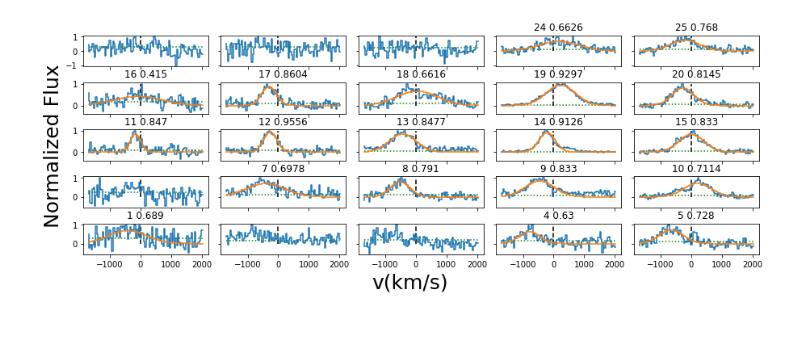
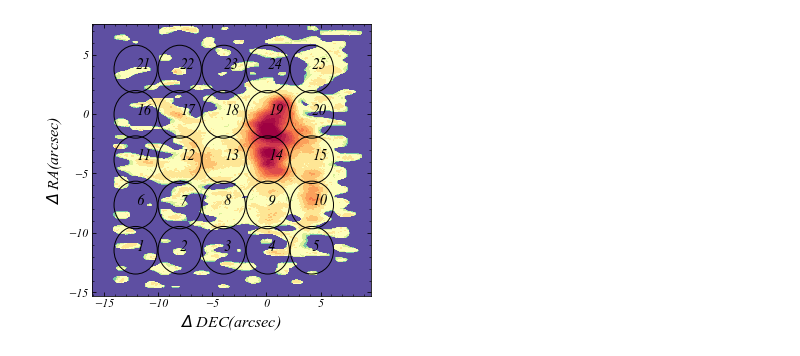
Before and after one commit to zsw6666/KCWI, a Jupyter notebook: KCWI_script/specmapplot.ipynb, the cells around one changed output. Saved outputs shown, nothing was run; the diff lists cells and outputs as text; code cells hidden in the pictures; blank space fills up the shorter version.

```diff
--- a/KCWI_script/specmapplot.ipynb
+++ b/KCWI_script/specmapplot.ipynb
@@ -29,7 +61,7 @@ lyimg=np.genfromtxt(dic+lyimg_name,delimiter=',')
 lyx=np.genfromtxt(dic+lyx_name,delimiter=',')
 lyy=np.genfromtxt(dic+lyy_name,delimiter=',')
 # %%
-fig_dir='/Users/shiwuzhang/WS/ASTRO/MAMMOTH_KCWI/paper/ApJtemplate/figs/'
+fig_dir='/Users/shiwuzhang/WS/ASTRO/MAMMOTH_KCWI/draft_code/paper/ApJtemplate/figs/'
 fig,AX=plt.subplots(5,5,sharex=True,sharey='row',figsize=(15,5))
 AX=AX.flatten()
 for i in range(25):
@@ -37,8 +69,8 @@ for i in range(25):
     signal_num=np.where(specmap[i]>spectral_noise[i])[0].shape[0]
     if signal_num>0.42*101 and spectral_para[i,1]<1000:
         AX[20-(i//5)*5+(i%5)].step(spectral_axis_model,specmap_model[i,:])
-        AX[20-(i//5)*5+(i%5)].set_title(str(i+1)+' '+str(spectral_para[i,2].astype(np.float16)))
-#     AX[20-(i//5)*5+(i%5)].set_title(str(i+1))
+        AX[20-(i//5)*5+(i%5)].set_title(str(i+1))#+' '+str(spectral_para[i,2].astype(np.float16)))
+    AX[20-(i//5)*5+(i%5)].set_title(str(i+1))
     AX[20-(i//5)*5+(i%5)].hlines(spectral_noise[i],
                                  xmin=spectral_axis.min(),
                                  xmax=spectral_axis.max(),
@@ -48,21 +80,21 @@ fig.text(0.5, 0.01, r'v(km/s)', ha='center',fontsize=25.)
 fig.text(0.08, 0.5, r'Normalized Flux', va='center', rotation='vertical',fontsize=25.)
 plt.rcParams['figure.figsize'] = [14, 14]
 plt.subplots_adjust(wspace=0.1,hspace=0.5)
-# plt.savefig(fig_dir+'specmap.png',dpi=300)
-plt.show()
+plt.savefig(fig_dir+'specmap.png',dpi=300)
+# plt.show()
-# %% [output]
-[figure, removed]
 # %%
-###### fig_dir='/Users/shiwuzhang/WS/ASTRO/MAMMOTH_KCWI/paper/ApJtemplate/figs/'
+fig_dir='/Users/shiwuzhang/WS/ASTRO/MAMMOTH_KCWI/draft_code/paper/ApJtemplate/figs/'
 fig1,ax=plt.subplots(1,1)
 ax.contourf(lyx,lyy,lyimg,cmap='Spectral_r',levels=20,
-            norm=colors.SymLogNorm(linthresh=3, linscale=0.15))
+            norm=colors.SymLogNorm(linthresh=1.7,linscale=1,vmax=28,vmin=3))
 for i in range(25):
     circle=plt.Circle((decmap[i],ramap[i]),2,fill=False)
-    ax.text(decmap[i],ramap[i],str(i+1))
+    ax.text(decmap[i],ramap[i],str(i+1),fontsize=15)
     ax.add_patch(circle)
-ax.set_xlabel(r'$\Delta DEC(arcsec)$')
-ax.set_ylabel(r'$\Delta RA(arcsec)$')
+ax.set_xlabel(r'$\Delta$ DEC(arcsec)')
+ax.set_ylabel(r'$\Delta$ RA(arcsec)')
 plt.rcParams['figure.figsize'] = [5, 5]
 plt.savefig(fig_dir+'apertmap.png',dpi=300)
 # plt.show()
+# %% [output]
+[figure, added]
```
Also changed, not shown: parts of 3 cells of this notebook, 20 other files.
